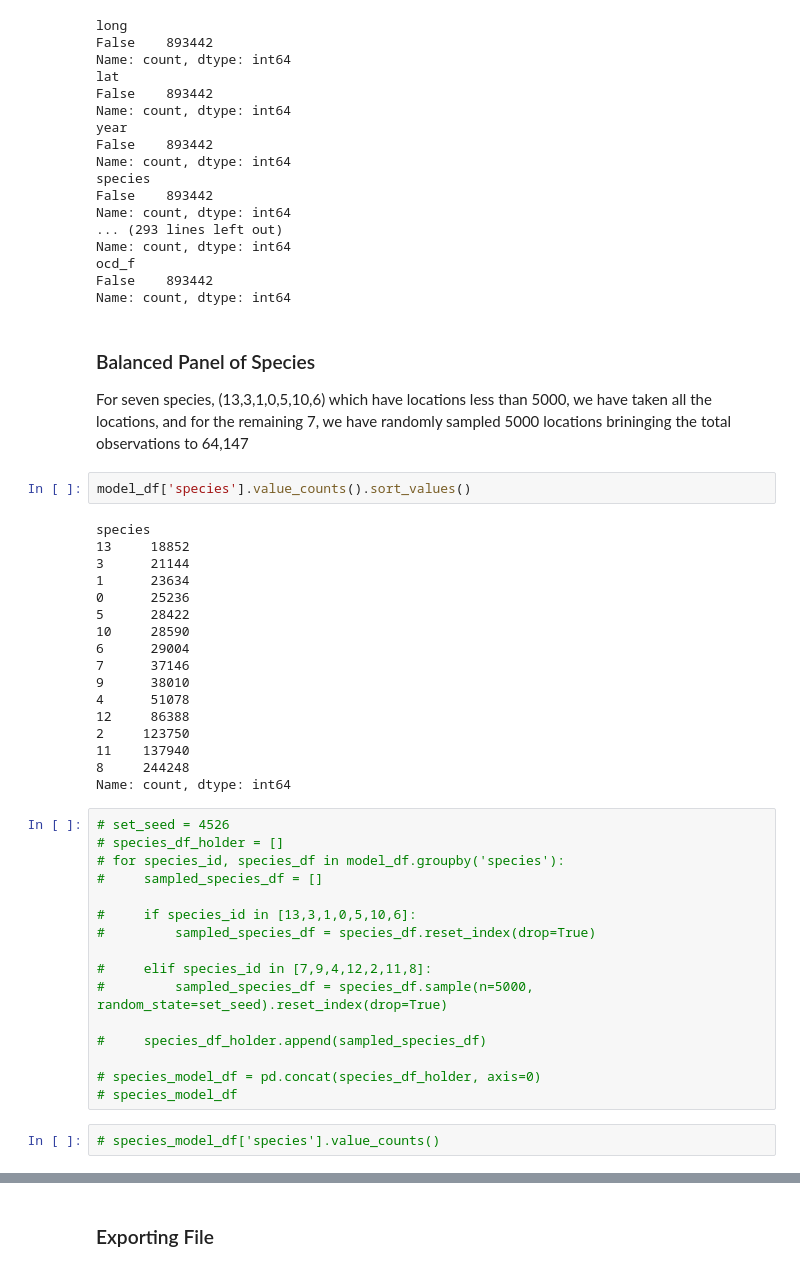
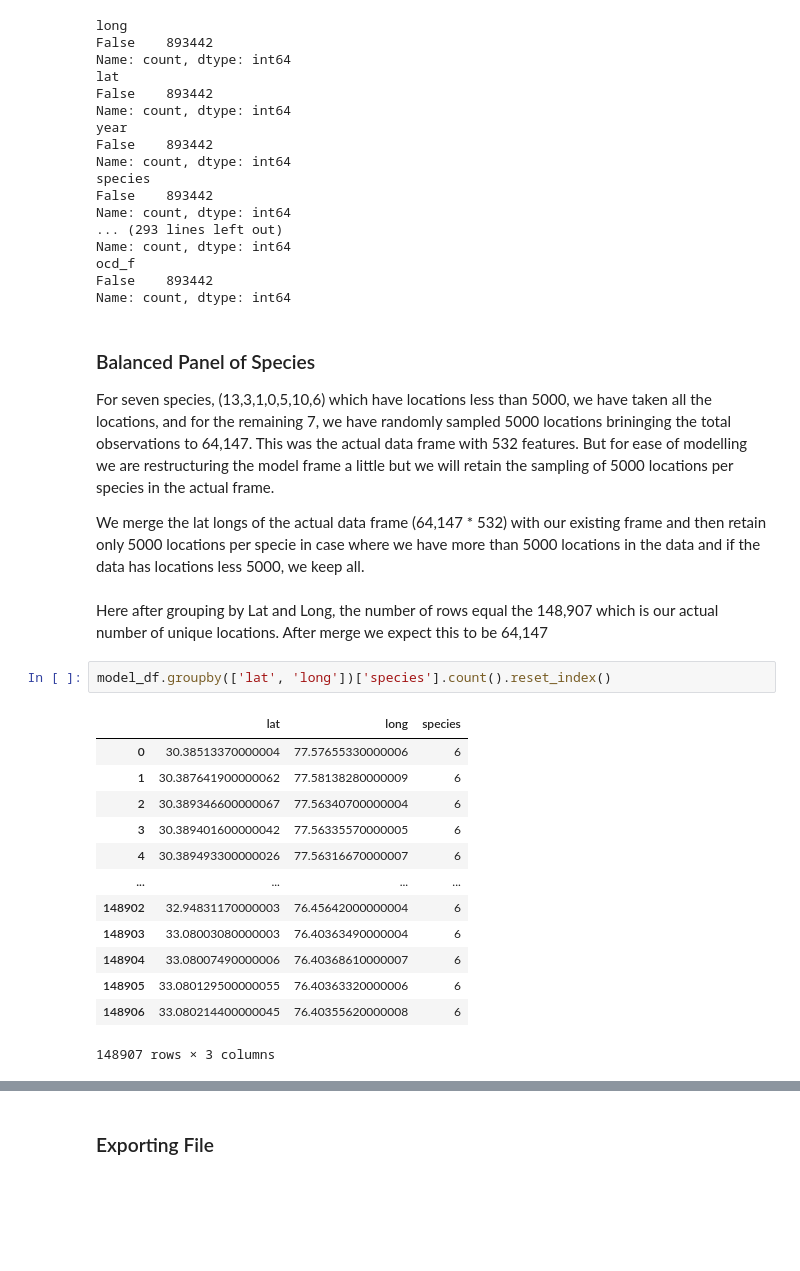
Before and after one commit to ewannthomas/species-distribution-satellite, a Jupyter notebook: src/make_model_df_newframe.ipynb, the cells around one changed output, grey strips where cells are left out. Drawn from its saved outputs; the diff is of its cells as text; blank space fills up the shorter version.

```diff
--- a/src/make_model_df_newframe.ipynb
+++ b/src/make_model_df_newframe.ipynb
@@ -223,41 +227,24 @@ Name: count, dtype: int64
 # %% [markdown]
 ### Balanced Panel of Species
 
-For seven species, (13,3,1,0,5,10,6) which have locations less than 5000, we have taken all the locations, and for the remaining 7, we have randomly sampled 5000 locations brininging the total observations to 64,147
+For seven species, (13,3,1,0,5,10,6) which have locations less than 5000, we have taken all the locations, and for the remaining 7, we have randomly sampled 5000 locations brininging the total observations to 64,147. This was the actual data frame with 532 features. But for ease of modelling we are restructuring the model frame a little but we will retain the sampling of 5000 locations per species in the actual frame.
+
+We merge the lat longs of the actual data frame (64,147 * 532) with our existing frame and then retain only 5000 locations per specie in case where we have more than 5000 locations in the data and if the data has locations less 5000, we keep all.
-# %%
-model_df['species'].value_counts().sort_values()
-# %% [output]
-species
-13     18852
-3      21144
-1      23634
-0      25236
-5      28422
-10     28590
-6      29004
-7      37146
-9      38010
-4      51078
-12     86388
-2     123750
-11    137940
-8     244248
-Name: count, dtype: int64
-# %%
-# set_seed = 4526
-# species_df_holder = []
-# for species_id, species_df in model_df.groupby('species'):
-#     sampled_species_df = []
-
-#     if species_id in [13,3,1,0,5,10,6]:
-#         sampled_species_df = species_df.reset_index(drop=True)
-
-#     elif species_id in [7,9,4,12,2,11,8]:
-#         sampled_species_df = species_df.sample(n=5000, random_state=set_seed).reset_index(drop=True)
-
-#     species_df_holder.append(sampled_species_df)
-
-# species_model_df = pd.concat(species_df_holder, axis=0)
-# species_model_df
-# %%
-# species_model_df['species'].value_counts()
+# %% [markdown]
+Here after grouping by Lat and Long, the number of rows equal the 148,907 which is our actual number of unique locations. After merge we expect this to be 64,147
+# %%
+model_df.groupby(['lat', 'long'])['species'].count().reset_index()
+# %% [output]
+|  | lat | long | species |
+| 0 | 30.38513370000004 | 77.57655330000006 | 6 |
+| 1 | 30.387641900000062 | 77.58138280000009 | 6 |
+| 2 | 30.389346600000067 | 77.56340700000004 | 6 |
+| 3 | 30.389401600000042 | 77.56335570000005 | 6 |
+| 4 | 30.389493300000026 | 77.56316670000007 | 6 |
+| ... | ... | ... | ... |
+| 148902 | 32.94831170000003 | 76.45642000000004 | 6 |
+| 148903 | 33.08003080000003 | 76.40363490000004 | 6 |
+| 148904 | 33.08007490000006 | 76.40368610000007 | 6 |
+| 148905 | 33.080129500000055 | 76.40363320000006 | 6 |
+| 148906 | 33.080214400000045 | 76.40355620000008 | 6 |
+148907 rows × 3 columns
```
Also changed, not shown: parts of 10 cells of this notebook, 41 other files.
